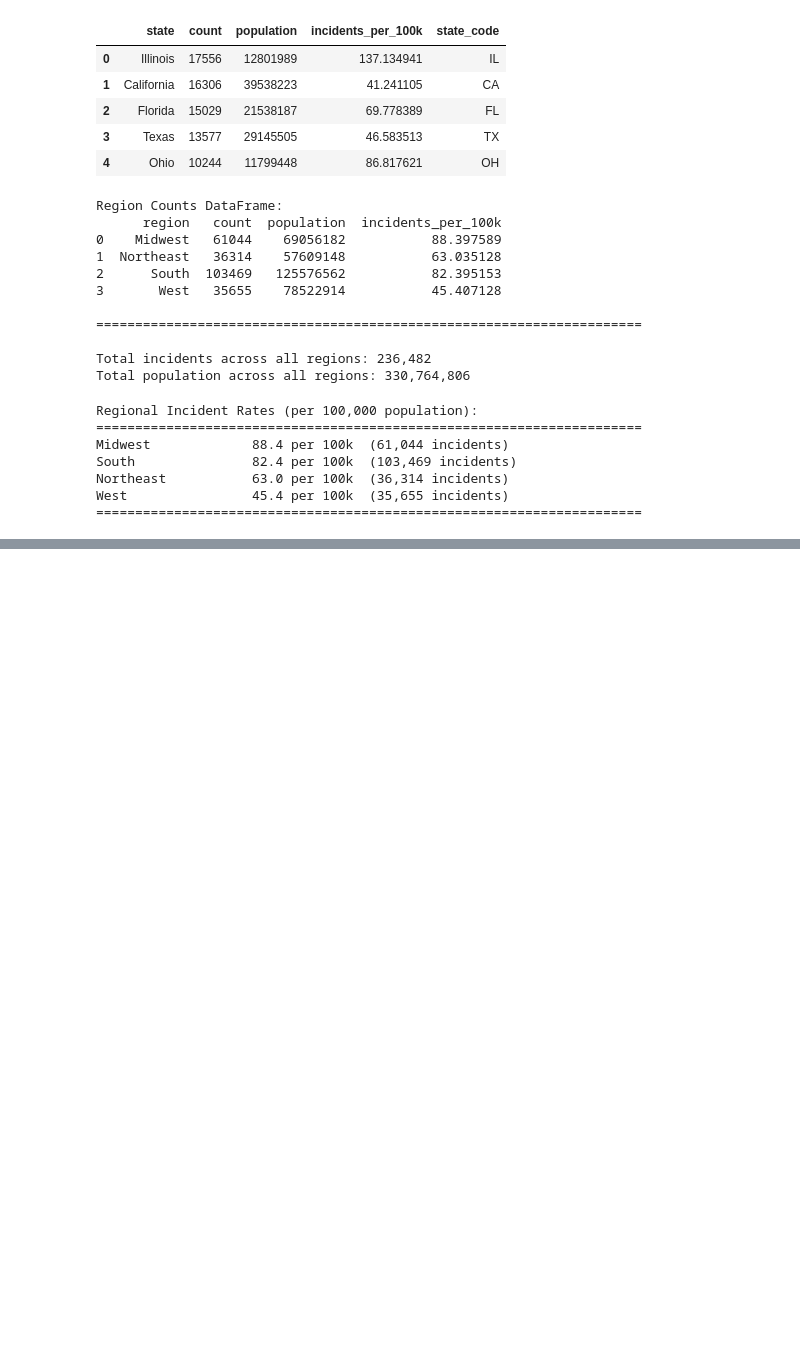
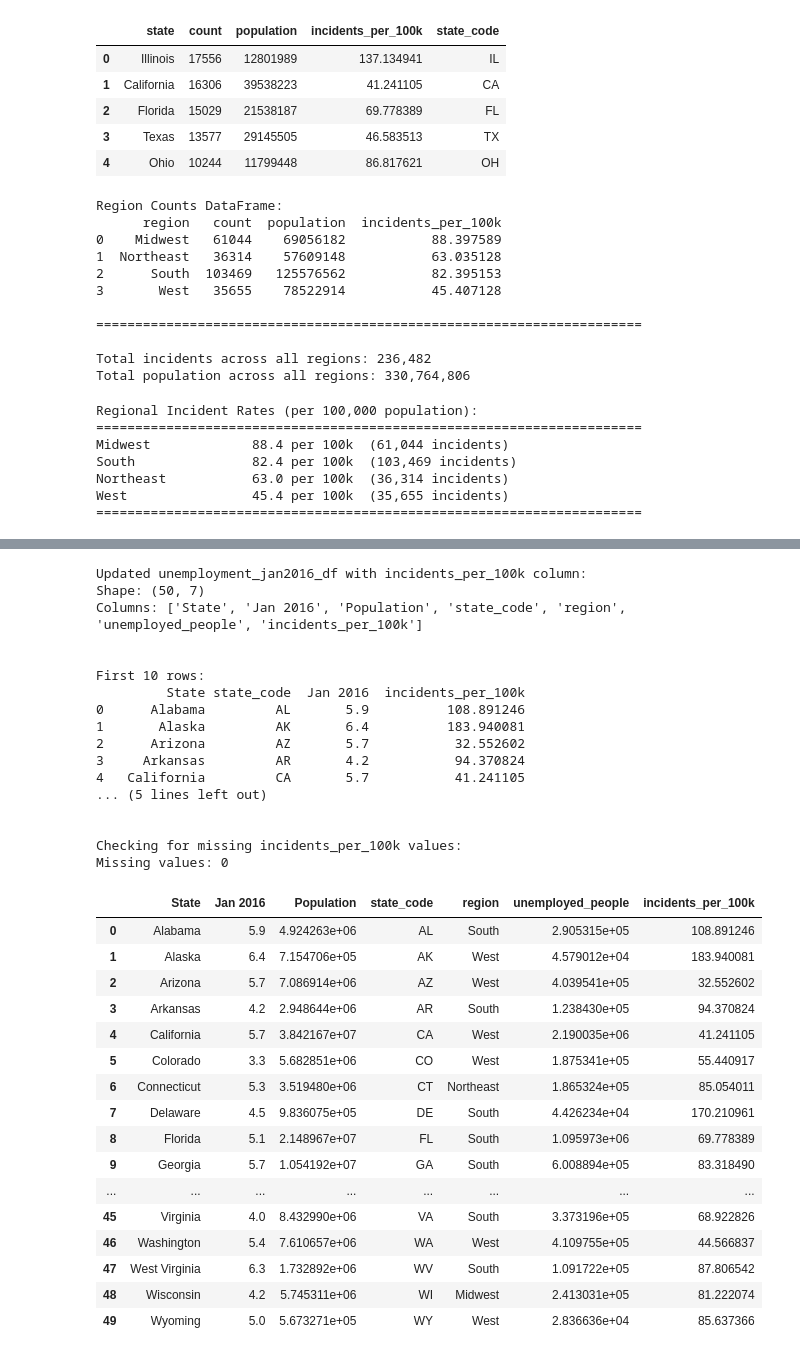
Before and after one commit to Wilsonf8/gun-violence-analysis, a Jupyter notebook: exploring.ipynb, the cells around one changed output, grey strips where cells are left out. Drawn from its saved outputs; the diff is of its cells as text; code cells hidden in the pictures; blank space fills up the shorter version.

```diff
--- a/exploring.ipynb
+++ b/exploring.ipynb
@@ -1518,0 +2635,13 @@ West                45.4 per 100k  (35,655 incidents)
+# %%
+# Remove District of Columbia from the dataframe
+unemployment_jan2016_df = unemployment_jan2016_df[unemployment_jan2016_df['State'] != 'District of Columbia']
+
+# Reset the index
+unemployment_jan2016_df = unemployment_jan2016_df.reset_index(drop=True)
+
+print("Updated unemployment_jan2016_df (without District of Columbia):")
+print(f"Shape: {unemployment_jan2016_df.shape}")
+print(f"\nFirst 10 rows:")
+print(unemployment_jan2016_df.head(10))
+
+unemployment_jan2016_df
@@ -1518,0 +3421,67 @@ West                45.4 per 100k  (35,655 incidents)
+# %%
+# Merge incidents_per_100k from state_counts_sorted to unemployment_jan2016_df
+# Match on state_code column
+
+unemployment_jan2016_df = unemployment_jan2016_df.merge(
+    state_counts_sorted[['state_code', 'incidents_per_100k']],
+    on='state_code',
+    how='left',
+    suffixes=('', '_new')
+)
+
+# Check if there's already an incidents_per_100k column
+if 'incidents_per_100k_new' in unemployment_jan2016_df.columns:
+    # If there's a duplicate, remove the old one and rename the new one
+    if 'incidents_per_100k' in unemployment_jan2016_df.columns:
+        unemployment_jan2016_df = unemployment_jan2016_df.drop(columns=['incidents_per_100k'])
+    unemployment_jan2016_df = unemployment_jan2016_df.rename(columns={'incidents_per_100k_new': 'incidents_per_100k'})
+
+print("Updated unemployment_jan2016_df with incidents_per_100k column:")
+print(f"Shape: {unemployment_jan2016_df.shape}")
+print(f"Columns: {unemployment_jan2016_df.columns.tolist()}")
+
+print("\n\nFirst 10 rows:")
+print(unemployment_jan2016_df[['State', 'state_code', 'Jan 2016', 'incidents_per_100k']].head(10))
+
+print("\n\nChecking for missing incidents_per_100k values:")
+missing = unemployment_jan2016_df[unemployment_jan2016_df['incidents_per_100k'].isna()]
+print(f"Missing values: {len(missing)}")
+if len(missing) > 0:
+    print(missing[['State', 'state_code']])
+
+unemployment_jan2016_df
+# %% [output]
+Updated unemployment_jan2016_df with incidents_per_100k column:
+Shape: (50, 7)
+Columns: ['State', 'Jan 2016', 'Population', 'state_code', 'region', 'unemployed_people', 'incidents_per_100k']
+
+
+First 10 rows:
+         State state_code  Jan 2016  incidents_per_100k
+0      Alabama         AL       5.9          108.891246
+1       Alaska         AK       6.4          183.940081
+2      Arizona         AZ       5.7           32.552602
+3     Arkansas         AR       4.2           94.370824
+4   California         CA       5.7           41.241105
+... (5 lines left out)
+
+
+Checking for missing incidents_per_100k values:
+Missing values: 0
+|  | State | Jan 2016 | Population | state_code | region | unemployed_people | incidents_per_100k |
+| 0 | Alabama | 5.9 | 4.924263e+06 | AL | South | 2.905315e+05 | 108.891246 |
+| 1 | Alaska | 6.4 | 7.154706e+05 | AK | West | 4.579012e+04 | 183.940081 |
+| 2 | Arizona | 5.7 | 7.086914e+06 | AZ | West | 4.039541e+05 | 32.552602 |
+| 3 | Arkansas | 4.2 | 2.948644e+06 | AR | South | 1.238430e+05 | 94.370824 |
+| 4 | California | 5.7 | 3.842167e+07 | CA | West | 2.190035e+06 | 41.241105 |
+| 5 | Colorado | 3.3 | 5.682851e+06 | CO | West | 1.875341e+05 | 55.440917 |
+| 6 | Connecticut | 5.3 | 3.519480e+06 | CT | Northeast | 1.865324e+05 | 85.054011 |
+| 7 | Delaware | 4.5 | 9.836075e+05 | DE | South | 4.426234e+04 | 170.210961 |
+| 8 | Florida | 5.1 | 2.148967e+07 | FL | South | 1.095973e+06 | 69.778389 |
+| 9 | Georgia | 5.7 | 1.054192e+07 | GA | South | 6.008894e+05 | 83.318490 |
+| ... | ... | ... | ... | ... | ... | ... | ... |
+| 45 | Virginia | 4.0 | 8.432990e+06 | VA | South | 3.373196e+05 | 68.922826 |
+| 46 | Washington | 5.4 | 7.610657e+06 | WA | West | 4.109755e+05 | 44.566837 |
+| 47 | West Virginia | 6.3 | 1.732892e+06 | WV | South | 1.091722e+05 | 87.806542 |
+| 48 | Wisconsin | 4.2 | 5.745311e+06 | WI | Midwest | 2.413031e+05 | 81.222074 |
+| 49 | Wyoming | 5.0 | 5.673271e+05 | WY | West | 2.836636e+04 | 85.637366 |
```
Also changed, not shown: parts of 81 cells of this notebook, 2 other files.
